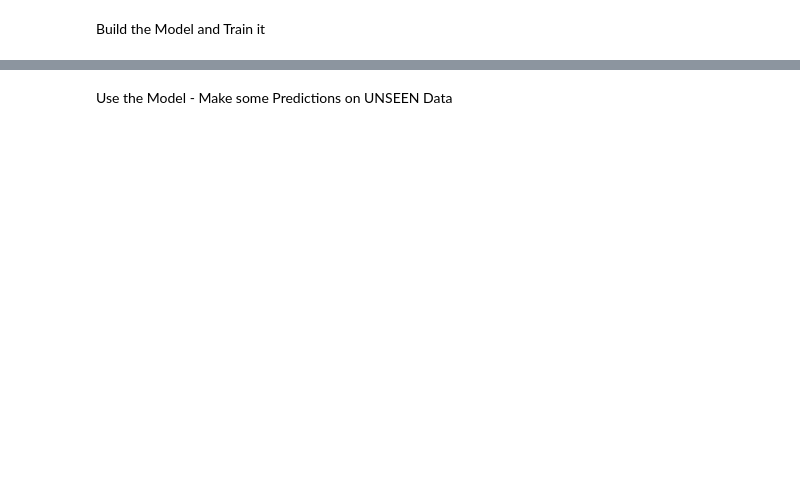
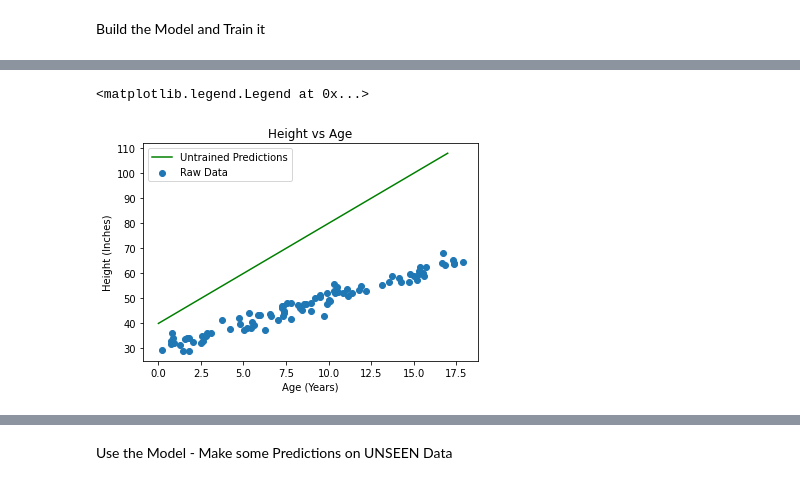
Before and after one commit to nishatfarzana86/Electricity-Billing-System, a Jupyter notebook: Nishat's_First_ML_Project_Simple_Linear_Regression.ipynb, the cells around one changed output, grey strips where cells are left out. Cells and saved outputs as stored; diff of their text form; code cells hidden in the pictures; blank space fills up the shorter version.

```diff
--- a/Nishat's_First_ML_Project_Simple_Linear_Regression.ipynb
+++ b/Nishat's_First_ML_Project_Simple_Linear_Regression.ipynb
@@ -111,0 +129,9 @@ Build the Model and Train it
+# %%
+def learn_parameters(data, params):
+  x, y = data['Age'], data['Height']
+  x_bar, y_bar = x.mean(), y.mean()
+  x, y = x.to_numpy(), y.to_numpy()
+  beta = sum(((x-x_bar) * (y-y_bar)) / sum((x-x_bar)**2))
+  alpha = y_bar - beta * x_bar
+  params['alpha'] = alpha
+  params['beta'] = beta
@@ -111,0 +150,13 @@ Build the Model and Train it
+# %%
+import matplotlib.pyplot as plt
+ages = cleaned_data['Age']
+heights = cleaned_data['Height']
+plt.scatter(ages, heights, label = 'Raw Data')
+plt.plot(spaced_ages, spaced_untrained_predictions, label='Untrained Predictions', color= 'green')
+plt.title('Height vs Age')
+plt.xlabel('Age (Years)')
+plt.ylabel('Height (Inches)')
+plt.legend()
+# %% [output]
+<matplotlib.legend.Legend at 0x...>
+[figure, added]
```
Also changed, not shown: parts of 9 cells of this notebook.
